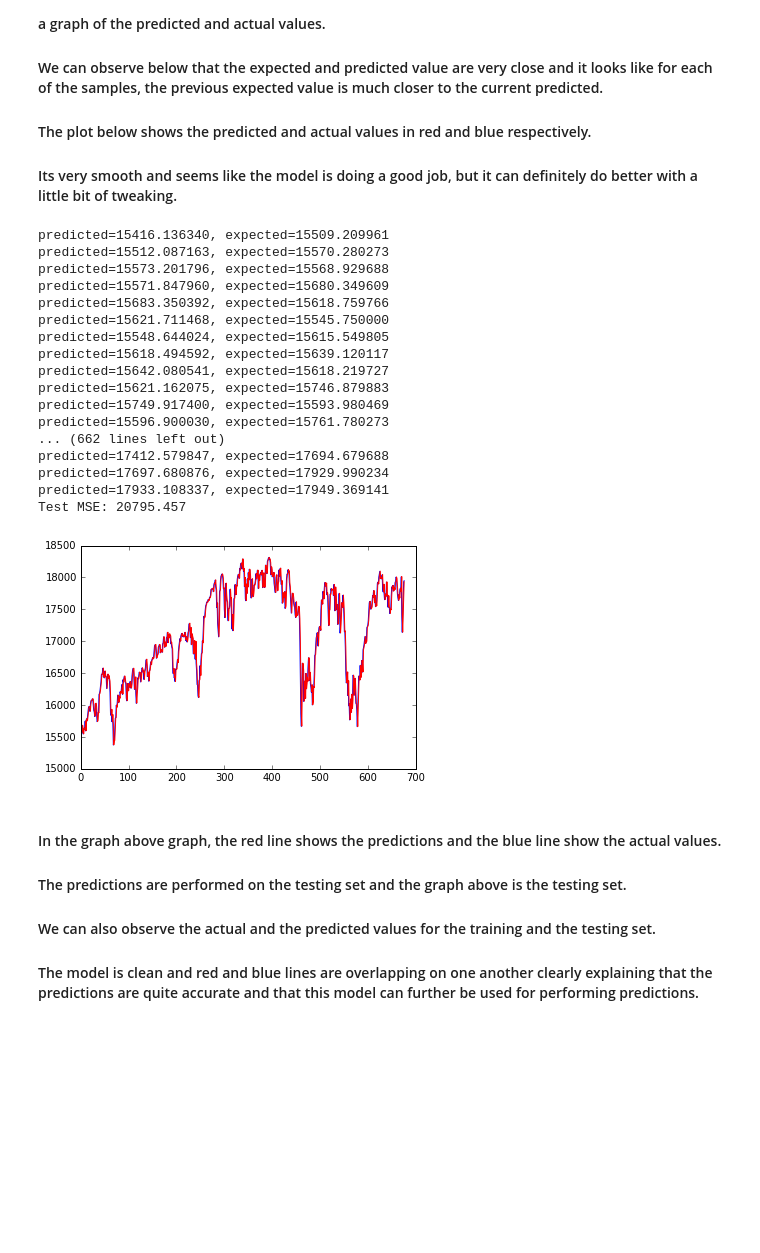
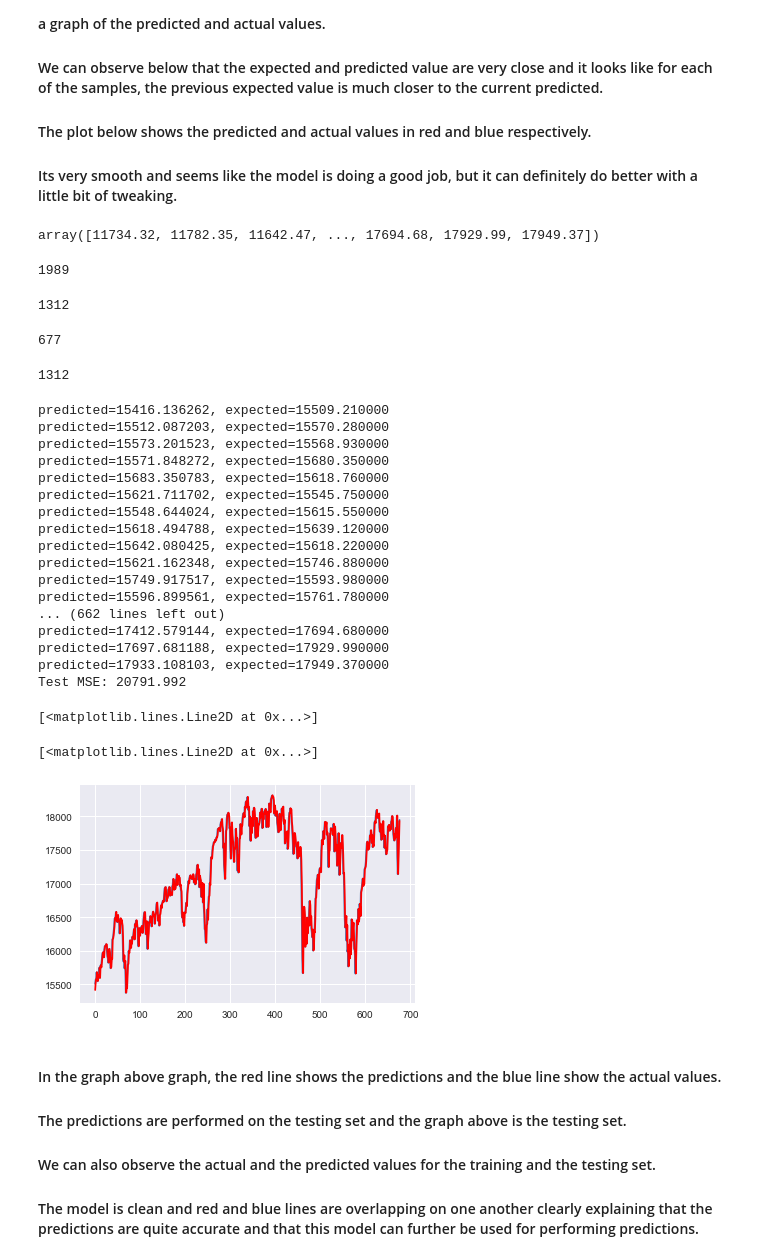
Before and after one commit to usamabaig1/Stock-Price-Prediction-Model, a Jupyter notebook: StockPredictionModelv3_DJI.ipynb, the cells around one changed output. Saved outputs shown, nothing was run; the diff lists cells and outputs as text; code cells hidden in the pictures; blank space fills up the shorter version.

```diff
--- a/StockPredictionModelv3_DJI.ipynb
+++ b/StockPredictionModelv3_DJI.ipynb
@@ -1123,13 +1113,17 @@ Text(0.5,1,u'ROC Curve')
 
 #### The plots below shows the splits of the datasets and the respective number of samples in each split.
 # %%
+# edited by baig
+X = merged_dataframe.loc[:,'Subjectivity':'Volume']
+y = merged_dataframe.loc[:,'Label']
+# # edited by baig end
 splits = TimeSeriesSplit(n_splits=3)
 pyplot.figure(1)
 index = 1
 print(splits.split(X))
 for X_train_index, X_test_index in splits.split(X):
-    X1_train = X.loc[X_train_index, :]
-    X1_test = X.loc[X_test_index, :]
+    X1_train = X.iloc[X_train_index, :]
+    X1_test = X.iloc[X_test_index, :]
     print('Observations: %d' % (len(X1_train) + len(X1_test)))
     print('Training Observations: %d' % (len(X1_train)))
     print('Testing Observations: %d' % (len(X1_test)))
@@ -1190,0 +1169,10 @@ Testing Observations: 497
+# %%
+# nan_list = ['Subjectivity', 'Objectivity', 'Positive', 'Negative', 'Neutral']
+# for col in nan_list:
+#     merged_dataframe[col] = merged_dataframe[col].fillna(merged_dataframe[col].mean())
+
+y1_train = y1_train.fillna(1.0)
+
+y1_train.isna().sum()
+X1_train.head()
+X1_test.head()
@@ -1204,7 +1206,7 @@ names = []
 for name, model in models:
     clf1 = model
     clf1.fit(X1_train, y1_train)
-    y1_pred = clf.predict(X1_test)
+    y1_pred = clf1.predict(X1_test)
     accu_score1 = accuracy_score(y1_test, y1_pred)
     print(name + ": " + str(accu_score))
 # %% [output]
@@ -1446,44 +1486,58 @@ Best ARIMA(0, 1, 0) MSE=20795.457
 #### Its very smooth and seems like the model is doing a good job, but it can definitely do better with a little bit of tweaking.
 # %%
 X = df_dateclose.values
+X
+len(X)
 size = int(len(X) * 0.66)
 train, test = X[0:size], X[size:len(X)]
+len(train)
+len(test)
+# train
 history = [x for x in train]
+len(history)
 predictions = list()
+# predictions
 for t in range(len(test)):
     model = ARIMA(history, order=(0,1,0))
     model_fit = model.fit(disp=0)
     output = model_fit.forecast()
     yhat = output[0]
     predictions.append(yhat)
     obs = test[t]
     history.append(obs)
     print('predicted=%f, expected=%f' % (yhat, obs))
 error = mean_squared_error(test, predictions)
 print('Test MSE: %.3f' % error)
 # plot
 pyplot.plot(test)
 pyplot.plot(predictions, color='red')
 pyplot.show()
 # %% [output]
-predicted=15416.136340, expected=15509.209961
-predicted=15512.087163, expected=15570.280273
-predicted=15573.201796, expected=15568.929688
-predicted=15571.847960, expected=15680.349609
-predicted=15683.350392, expected=15618.759766
-predicted=15621.711468, expected=15545.750000
-predicted=15548.644024, expected=15615.549805
-predicted=15618.494592, expected=15639.120117
-predicted=15642.080541, expected=15618.219727
-predicted=15621.162075, expected=15746.879883
-predicted=15749.917400, expected=15593.980469
-predicted=15596.900030, expected=15761.780273
-... (662 lines left out)
-predicted=17412.579847, expected=17694.679688
-predicted=17697.680876, expected=17929.990234
-predicted=17933.108337, expected=17949.369141
-Test MSE: 20795.457
+array([11734.32, 11782.35, 11642.47, ..., 17694.68, 17929.99, 17949.37])
+1989
+1312
+677
+1312
+predicted=15416.136262, expected=15509.210000
+predicted=15512.087203, expected=15570.280000
+predicted=15573.201523, expected=15568.930000
+predicted=15571.848272, expected=15680.350000
+predicted=15683.350783, expected=15618.760000
+predicted=15621.711702, expected=15545.750000
+predicted=15548.644024, expected=15615.550000
+predicted=15618.494788, expected=15639.120000
+predicted=15642.080425, expected=15618.220000
+predicted=15621.162348, expected=15746.880000
+predicted=15749.917517, expected=15593.980000
+predicted=15596.899561, expected=15761.780000
+... (662 lines left out)
+predicted=17412.579144, expected=17694.680000
+predicted=17697.681188, expected=17929.990000
+predicted=17933.108103, expected=17949.370000
+Test MSE: 20791.992
+[<matplotlib.lines.Line2D at 0x...>]
+[<matplotlib.lines.Line2D at 0x...>]
-[figure, old version]
+[figure, new version]
 # %% [markdown]
 #### In the graph above graph, the red line shows the predictions and the blue line show the actual values.
 
```
Also changed, not shown: parts of 26 cells of this notebook, 1 other file.
